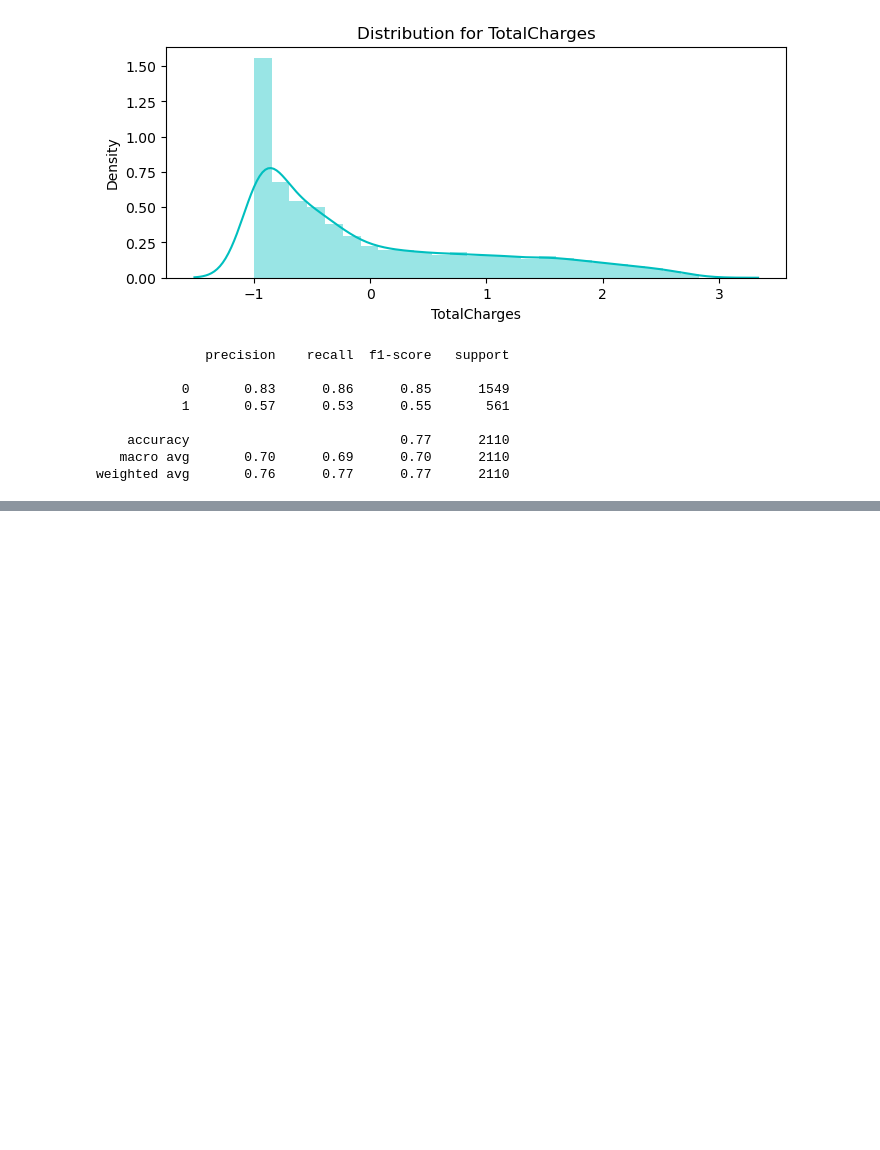
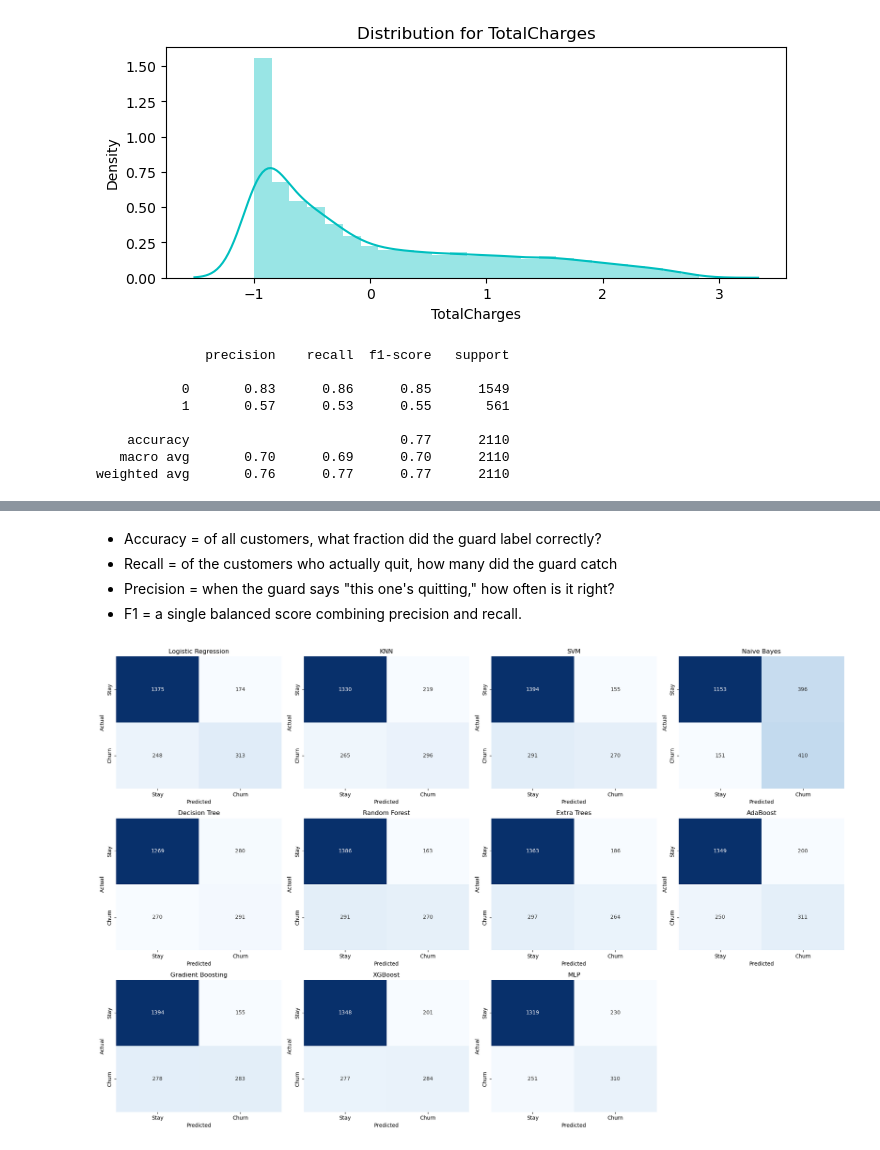
Before and after one commit to jasonqiu0/Telco-Churn, a Jupyter notebook: main.ipynb, the cells around one changed output, grey strips where cells are left out. Drawn from its saved outputs; the diff is of its cells as text; code cells hidden in the pictures; blank space fills up the shorter version.

```diff
--- a/main.ipynb
+++ b/main.ipynb
@@ -251,3 +251,32 @@ print(classification_report(y_test, pred))
     accuracy                           0.77      2110
    macro avg       0.70      0.69      0.70      2110
 weighted avg       0.76      0.77      0.77      2110
+# %%
+models = {
+    "Logistic Regression": LogisticRegression(max_iter=1000),
+    "KNN":                  KNeighborsClassifier(n_neighbors=11),
+    "SVM":                  SVC(),
+    "Naive Bayes":          GaussianNB(),
+    "Decision Tree":        DecisionTreeClassifier(random_state=42),
+    "Random Forest":        RandomForestClassifier(random_state=42),
+    "Extra Trees":          ExtraTreesClassifier(random_state=42),
+    "AdaBoost":             AdaBoostClassifier(random_state=42),
+    "Gradient Boosting":    GradientBoostingClassifier(random_state=42),
+    "XGBoost":              XGBClassifier(eval_metric='logloss', random_state=42),
+    "MLP":                  MLPClassifier(max_iter=500, random_state=42),
+}
+
+results = []
+for name, model in models.items():
+    model.fit(X_train, y_train)
+    pred = model.predict(X_test)
+    results.append({
+        "Model":     name,
+        "Accuracy":  accuracy_score(y_test, pred),
+        "Precision": precision_score(y_test, pred),
+        "Recall":    recall_score(y_test, pred),
+        "F1":        f1_score(y_test, pred),
+    })
+
+results_df = pd.DataFrame(results).sort_values("F1", ascending=False).reset_index(drop=True)
+results_df.style.background_gradient(cmap='Greens')
@@ -253,0 +296,22 @@ weighted avg       0.76      0.77      0.77      2110
+# %% [markdown]
+- Accuracy = of all customers, what fraction did the guard label correctly?
+- Recall = of the customers who actually quit, how many did the guard catch
+- Precision = when the guard says "this one's quitting," how often is it right?
+- F1 = a single balanced score combining precision and recall.
+# %%
+fig, axes = plt.subplots(3, 4, figsize=(20, 13))
+for ax, (name, model) in zip(axes.flat, models.items()):
+    cm = confusion_matrix(y_test, model.predict(X_test))
+    sns.heatmap(cm, annot=True, fmt='d', cmap='Blues', cbar=False,
+                xticklabels=['Stay', 'Churn'], yticklabels=['Stay', 'Churn'], ax=ax)
+    ax.set_title(name)
+    ax.set_xlabel('Predicted')
+    ax.set_ylabel('Actual')
+
+for ax in axes.flat[len(models):]:
+    ax.axis('off')
+
+plt.tight_layout()
+plt.show()
+# %% [output]
+[figure, added]
```
Also changed, not shown: parts of 2 cells of this notebook, 1 other file.
